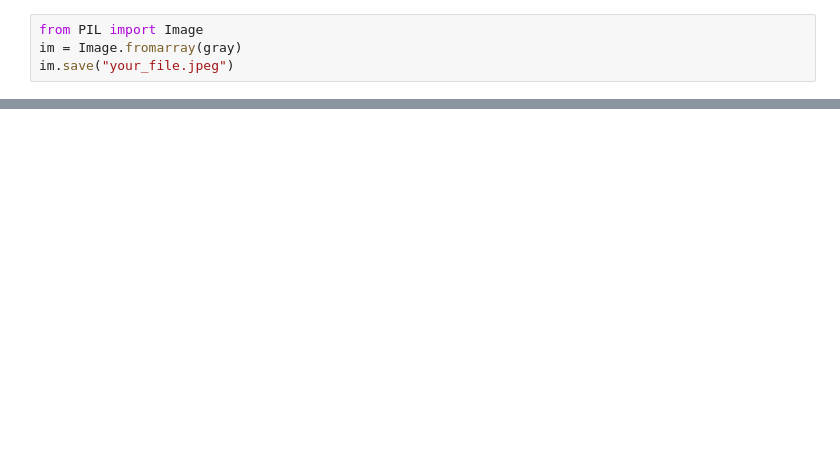
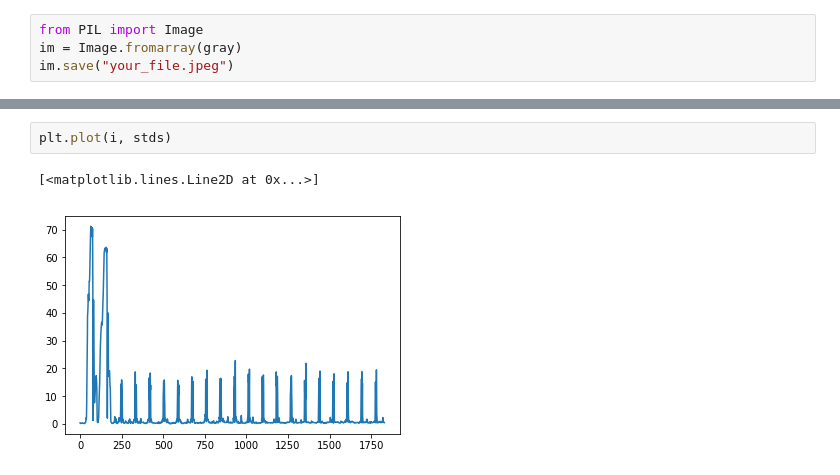
Before and after one commit to ekeleshian/child_handwriting_recognition, a Jupyter notebook: data/handwriting_grade_5/Tinkering with images.ipynb, the cells around one changed output, grey strips where cells are left out. Cells and saved outputs as stored; diff of their text form; blank space fills up the shorter version.

```diff
--- a/data/handwriting_grade_5/Tinkering with images.ipynb
+++ b/data/handwriting_grade_5/Tinkering with images.ipynb
@@ -236,0 +157,5 @@ display_image(im, 'gray')
+# %%
+plt.plot(i, stds)
+# %% [output]
+[<matplotlib.lines.Line2D at 0x...>]
+[figure, added]
```
Also changed, not shown: parts of 55 cells of this notebook.
